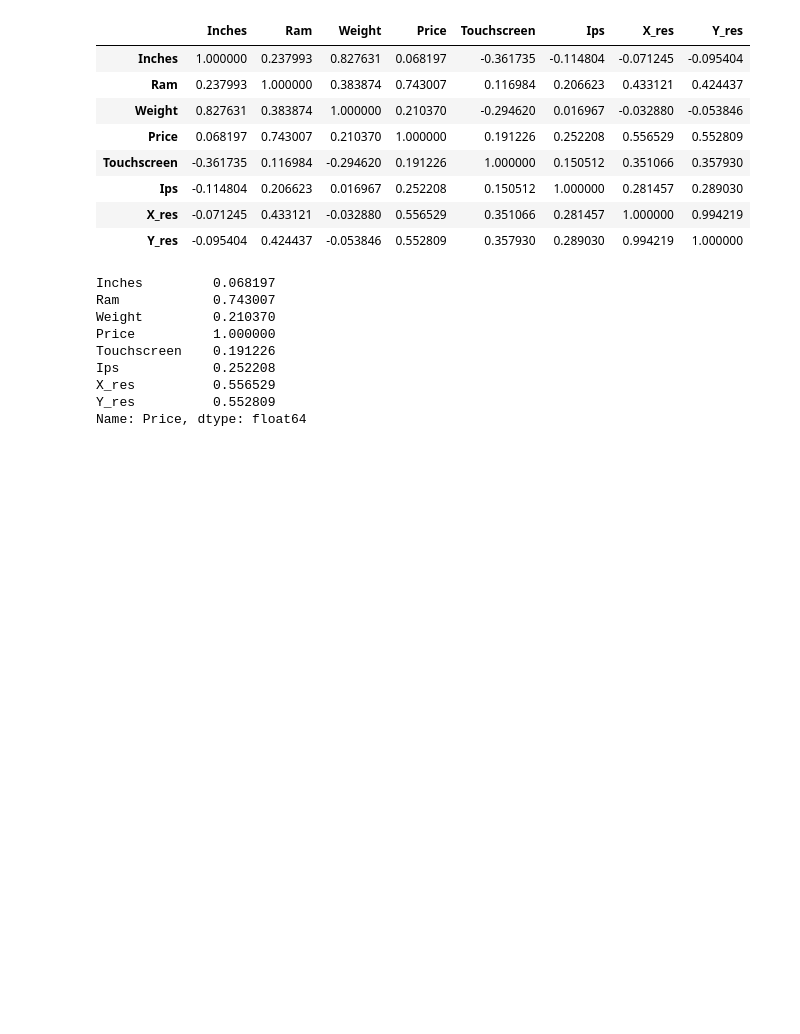
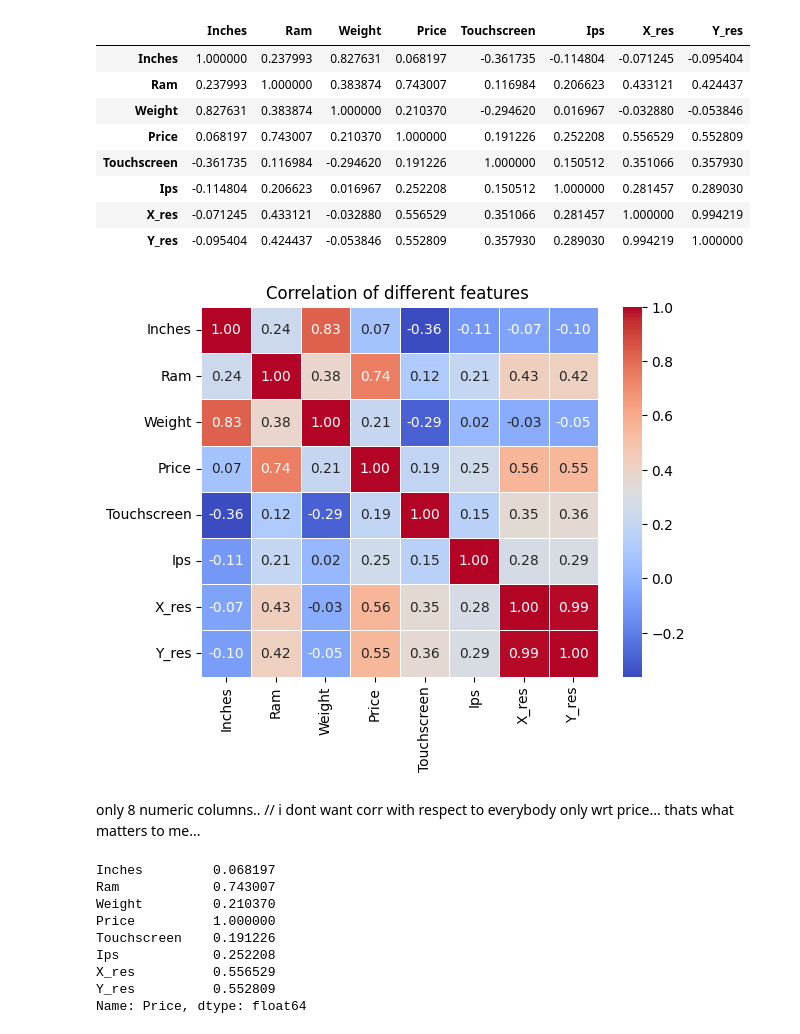
Before and after one commit to Arijit2772-dev/ucs503p-202526odd-bigdawgs, a Jupyter notebook: lpp.ipynb, the cells around one changed output. Cells and saved outputs as stored; diff of their text form; code cells hidden in the pictures; blank space fills up the shorter version.

```diff
--- a/lpp.ipynb
+++ b/lpp.ipynb
@@ -407,6 +477,24 @@ df.corr(numeric_only=True) #only numeric kuu karta ha..
 | Ips | -0.114804 | 0.206623 | 0.016967 | 0.252208 | 0.150512 | 1.000000 | 0.281457 | 0.289030 |
 | X_res | -0.071245 | 0.433121 | -0.032880 | 0.556529 | 0.351066 | 0.281457 | 1.000000 | 0.994219 |
 | Y_res | -0.095404 | 0.424437 | -0.053846 | 0.552809 | 0.357930 | 0.289030 | 0.994219 | 1.000000 |
+# %%
+corr_matrix = df.corr(numeric_only=True)
+# %%
+sns.heatmap(
+    corr_matrix,      # The data to plot
+    annot=True,       # Write the data values in the squares
+    cmap='coolwarm',  # Use a color map that shows positive/negative well
+    fmt='.2f',        # Format the annotations to two decimal places
+    linewidths=.5     # Add lines between squares
+)
+
+plt.title('Correlation of different features ') # Add a title
+plt.show()
+# %% [output]
+[figure, added]
+# %% [markdown]
+only 8 numeric columns..
+// i dont want corr with respect to everybody only wrt price... thats what matters to me...
 # %%
 df.corr(numeric_only=True)['Price']
 # %% [output]
```
Also changed, not shown: parts of 45 cells of this notebook, 2 other files.
